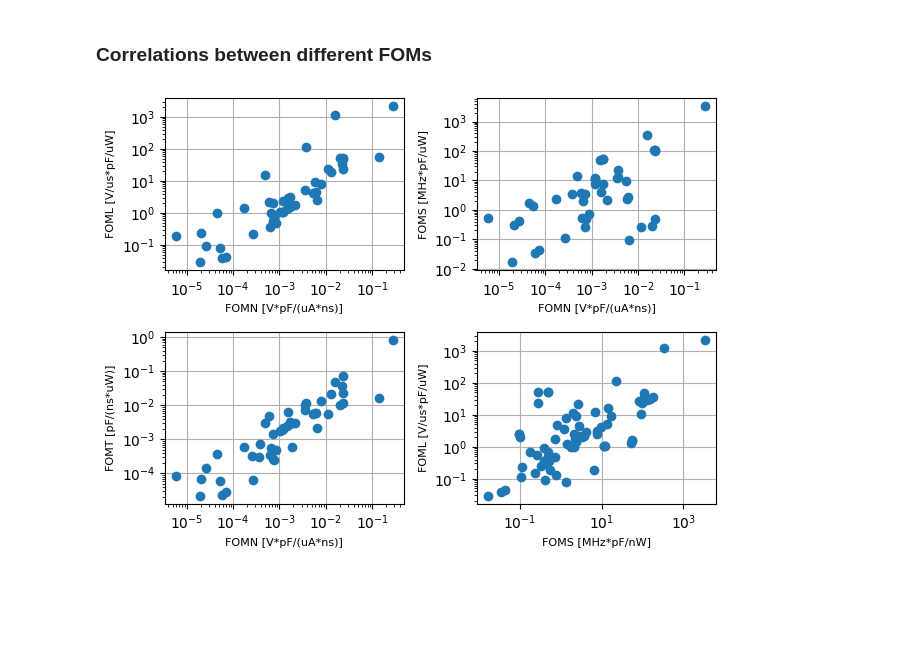
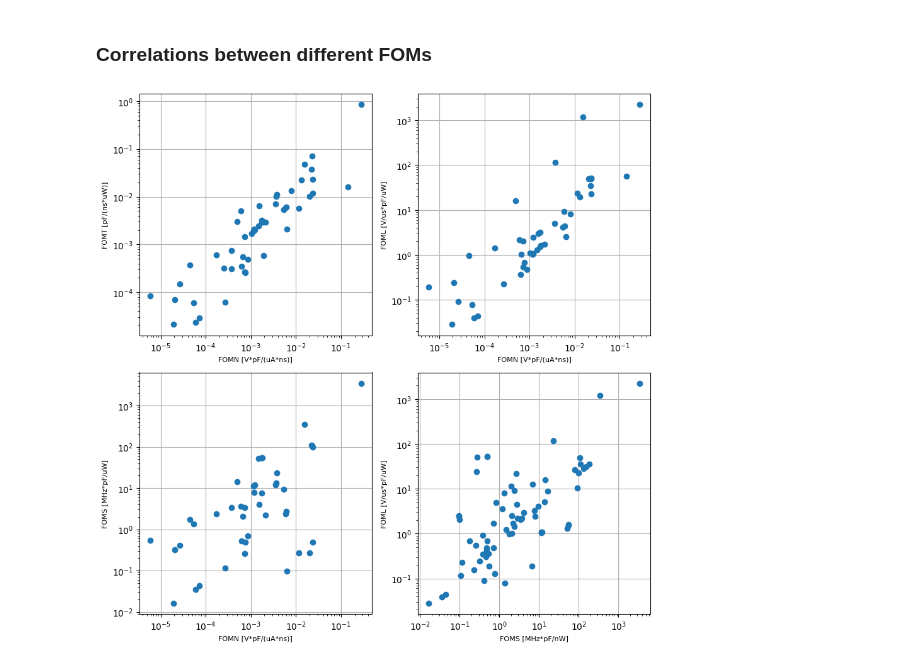
Before and after one commit to michele-dei/OTA-settling-survey, a Jupyter notebook: ota-settling-survey.ipynb, the cells around one changed output. Saved outputs shown, nothing was run; the diff lists cells and outputs as text; code cells hidden in the pictures; blank space fills up the shorter version.

```diff
--- a/ota-settling-survey.ipynb
+++ b/ota-settling-survey.ipynb
@@ -342,28 +369,29 @@ Please note that eventual NaNs in the previous database are due to missing param
 # %% [markdown]
 ### Correlations between different FOMs
 # %%
-fig, ax = plt.subplots(nrows=2, ncols=2)
+fig, ax = plt.subplots(nrows=2, ncols=2, figsize=(9,9))
 
-ax[0,0].loglog(FOMN, FOML, 'o')
+ax[0,0].loglog(FOMN, FOMT, 'o')
 ax[0,0].set_xlabel('FOMN [V*pF/(uA*ns)]', fontsize=8)
-ax[0,0].set_ylabel('FOML [V/us*pF/uW]', fontsize=8)
+ax[0,0].set_ylabel('FOMT [pF/(ns*uW)]', fontsize=8)
 ax[0,0].grid()
 
-ax[0,1].loglog(FOMN, FOMS, 'o')
+ax[0,1].loglog(FOMN, FOML, 'o')
 ax[0,1].set_xlabel('FOMN [V*pF/(uA*ns)]', fontsize=8)
-ax[0,1].set_ylabel('FOMS [MHz*pF/uW]', fontsize=8)
+ax[0,1].set_ylabel('FOML [V/us*pF/uW]', fontsize=8)
 ax[0,1].grid()
 
-ax[1,0].loglog(FOMN, FOMT, 'o')
+ax[1,0].loglog(FOMN, FOMS, 'o')
 ax[1,0].set_xlabel('FOMN [V*pF/(uA*ns)]', fontsize=8)
-ax[1,0].set_ylabel('FOMT [pF/(ns*uW)]', fontsize=8)
+ax[1,0].set_ylabel('FOMS [MHz*pF/uW]', fontsize=8)
 ax[1,0].grid()
 
 ax[1,1].loglog(FOMS, FOML, 'o')
 ax[1,1].set_xlabel('FOMS [MHz*pF/nW]', fontsize=8)
 ax[1,1].set_ylabel('FOML [V/us*pF/uW]', fontsize=8)
 ax[1,1].grid()
 
 fig.tight_layout()
+fig.savefig('scatter-comp.pdf')
 # %% [output]
-[figure, old version]
+[figure, new version]
```
Also changed, not shown: parts of 8 cells of this notebook.
